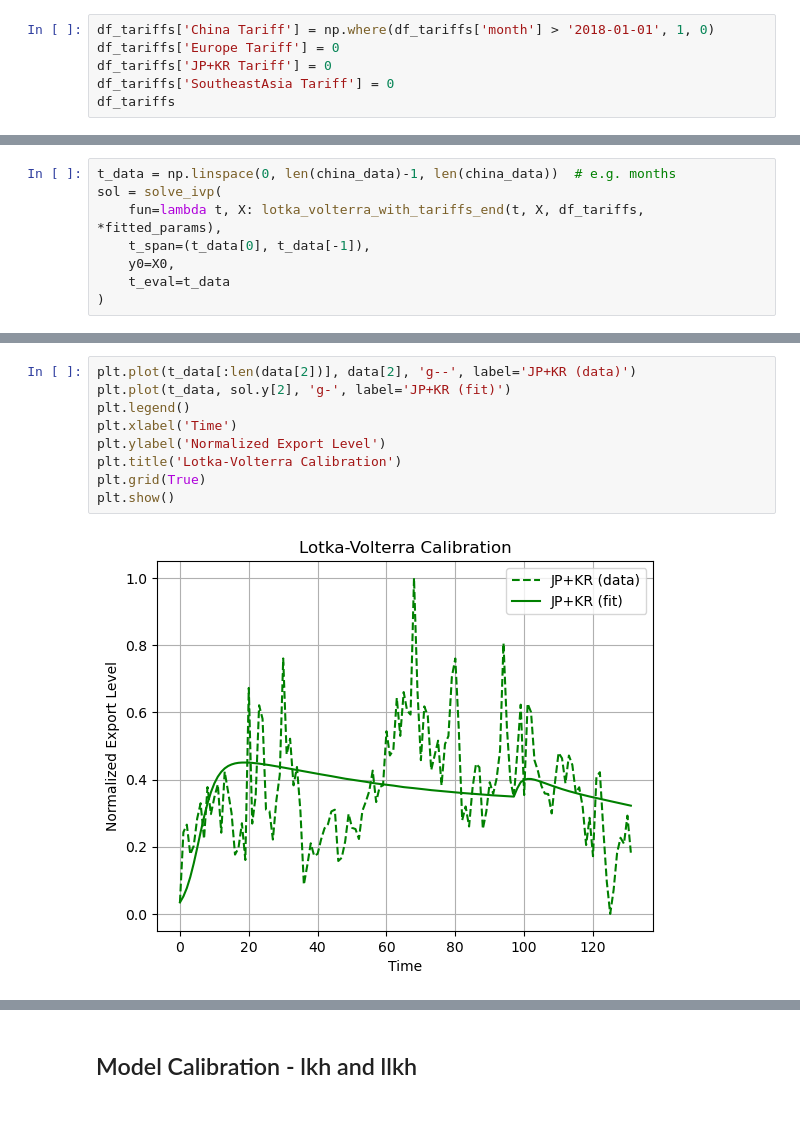
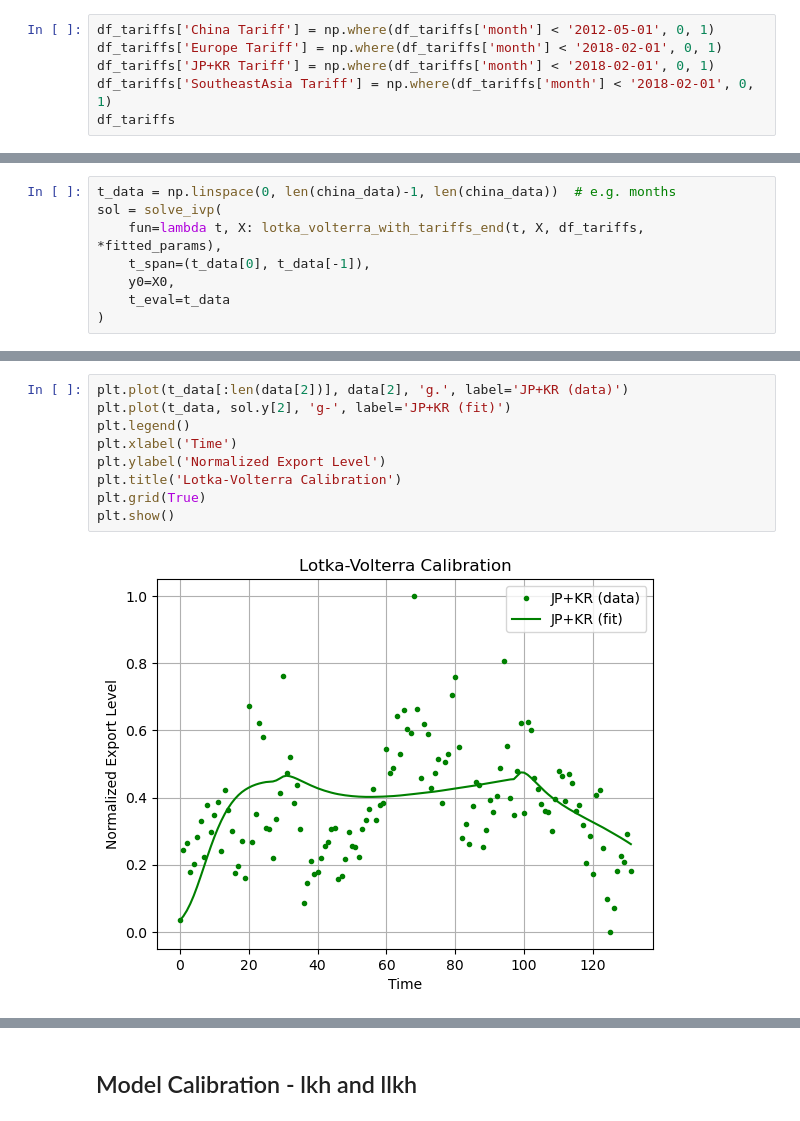
Before and after one commit to LeonardoPolverari/simulation_project, a Jupyter notebook: notebooks/angius_new.ipynb, the cells around one changed output, grey strips where cells are left out. Cells and saved outputs as stored; diff of their text form.

```diff
--- a/notebooks/angius_new.ipynb
+++ b/notebooks/angius_new.ipynb
@@ -173,10 +173,10 @@ df_tariffs
 | 131 | 2020-12-01 |
 132 rows × 1 columns
 # %%
-df_tariffs['China Tariff'] = np.where(df_tariffs['month'] > '2018-01-01', 1, 0)
-df_tariffs['Europe Tariff'] = 0
-df_tariffs['JP+KR Tariff'] = 0
-df_tariffs['SoutheastAsia Tariff'] = 0
+df_tariffs['China Tariff'] = np.where(df_tariffs['month'] < '2012-05-01', 0, 1)
+df_tariffs['Europe Tariff'] = np.where(df_tariffs['month'] < '2018-02-01', 0, 1)
+df_tariffs['JP+KR Tariff'] = np.where(df_tariffs['month'] < '2018-02-01', 0, 1)
+df_tariffs['SoutheastAsia Tariff'] = np.where(df_tariffs['month'] < '2018-02-01', 0, 1)
 df_tariffs
 # %% [output]
 |  | month | China Tariff | Europe Tariff | JP+KR Tariff | SoutheastAsia Tariff |
@@ -371,12 +371,12 @@ plt.show()
 # %%
-plt.plot(t_data[:len(data[2])], data[2], 'g--', label='JP+KR (data)')
+plt.plot(t_data[:len(data[2])], data[2], 'g.', label='JP+KR (data)')
 plt.plot(t_data, sol.y[2], 'g-', label='JP+KR (fit)')
 plt.legend()
 plt.xlabel('Time')
 plt.ylabel('Normalized Export Level')
 plt.title('Lotka-Volterra Calibration')
 plt.grid(True)
 plt.show()
 # %% [output]
-[figure, old version]
+[figure, new version]
 # %%
```
Also changed, not shown: parts of 6 cells of this notebook.
